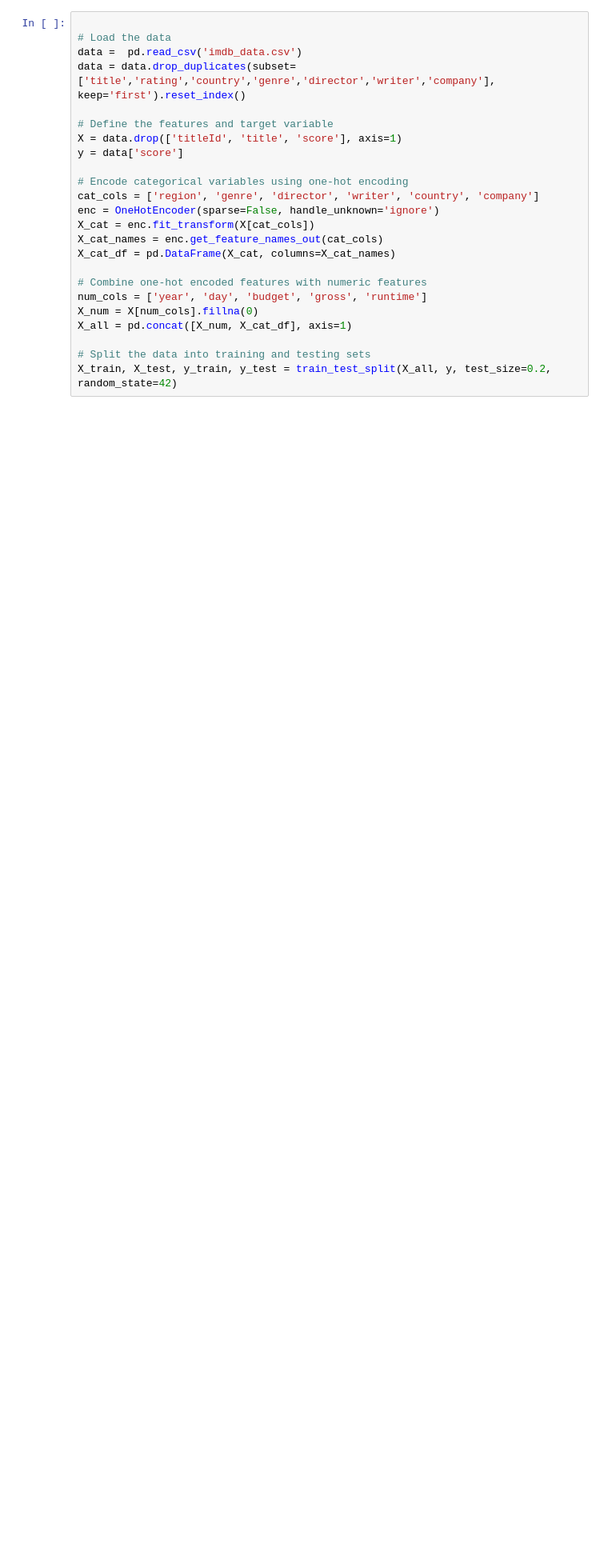
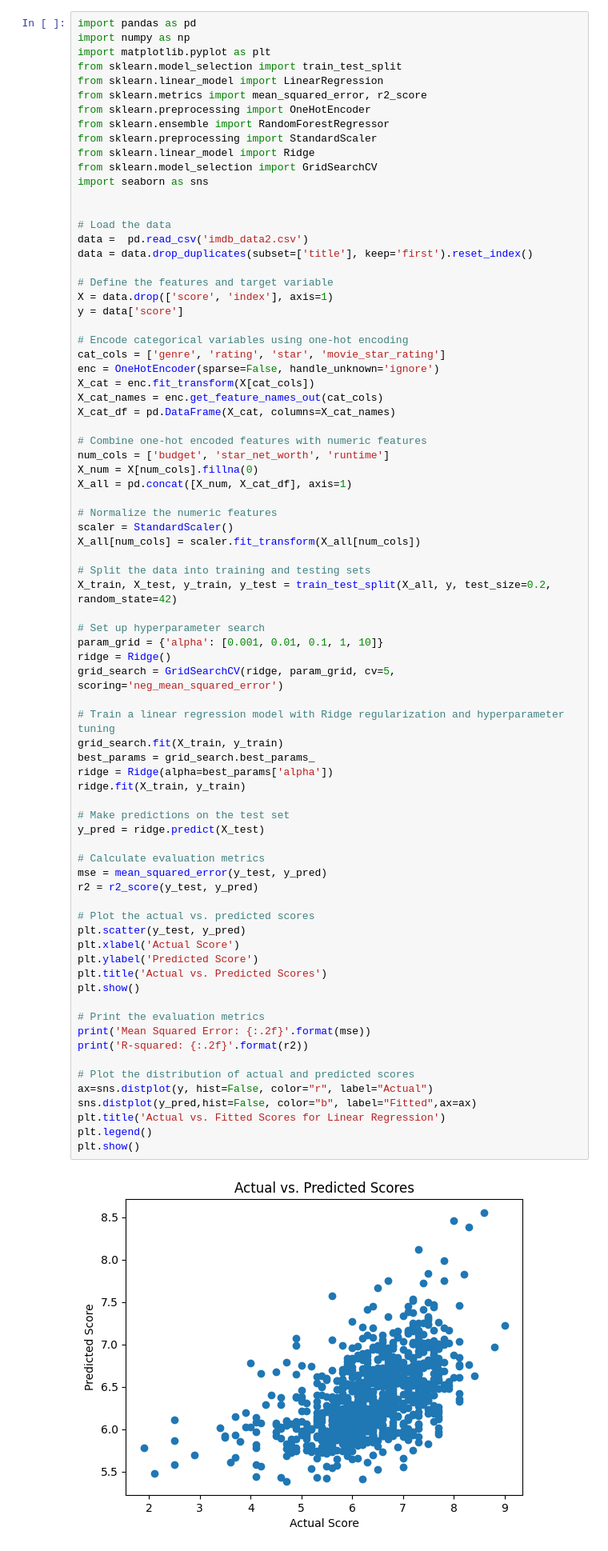
Before and after one commit to amalviya13/Capstone, a Jupyter notebook: Linear_regression.ipynb, the cells around one changed output. Shown at 80% size. Cells and saved outputs as stored; diff of their text form; blank space fills up the shorter version.

```diff
--- a/Linear_regression.ipynb
+++ b/Linear_regression.ipynb
@@ -10,25 +1,79 @@ from sklearn.ensemble import RandomForestRegressor
 # %%
+import pandas as pd
+import numpy as np
+import matplotlib.pyplot as plt
+from sklearn.model_selection import train_test_split
+from sklearn.linear_model import LinearRegression
+from sklearn.metrics import mean_squared_error, r2_score
+from sklearn.preprocessing import OneHotEncoder
+from sklearn.ensemble import RandomForestRegressor
+from sklearn.preprocessing import StandardScaler
+from sklearn.linear_model import Ridge
+from sklearn.model_selection import GridSearchCV
+import seaborn as sns
+
 
 # Load the data
-data =  pd.read_csv('imdb_data.csv')
-data = data.drop_duplicates(subset=['title','rating','country','genre','director','writer','company'], keep='first').reset_index()
+data =  pd.read_csv('imdb_data2.csv')
+data = data.drop_duplicates(subset=['title'], keep='first').reset_index()
 
 # Define the features and target variable
-X = data.drop(['titleId', 'title', 'score'], axis=1)
+X = data.drop(['score', 'index'], axis=1)
 y = data['score']
 
 # Encode categorical variables using one-hot encoding
-cat_cols = ['region', 'genre', 'director', 'writer', 'country', 'company']
+cat_cols = ['genre', 'rating', 'star', 'movie_star_rating']
 enc = OneHotEncoder(sparse=False, handle_unknown='ignore')
 X_cat = enc.fit_transform(X[cat_cols])
 X_cat_names = enc.get_feature_names_out(cat_cols)
 X_cat_df = pd.DataFrame(X_cat, columns=X_cat_names)
 
 # Combine one-hot encoded features with numeric features
-num_cols = ['year', 'day', 'budget', 'gross', 'runtime']
+num_cols = ['budget', 'star_net_worth', 'runtime']
 X_num = X[num_cols].fillna(0)
 X_all = pd.concat([X_num, X_cat_df], axis=1)
 
+# Normalize the numeric features
+scaler = StandardScaler()
+X_all[num_cols] = scaler.fit_transform(X_all[num_cols])
+
 # Split the data into training and testing sets
 X_train, X_test, y_train, y_test = train_test_split(X_all, y, test_size=0.2, random_state=42)
+
+# Set up hyperparameter search
+param_grid = {'alpha': [0.001, 0.01, 0.1, 1, 10]}
+ridge = Ridge()
+grid_search = GridSearchCV(ridge, param_grid, cv=5, scoring='neg_mean_squared_error')
+
+# Train a linear regression model with Ridge regularization and hyperparameter tuning
+grid_search.fit(X_train, y_train)
+best_params = grid_search.best_params_
+ridge = Ridge(alpha=best_params['alpha'])
+ridge.fit(X_train, y_train)
+
+# Make predictions on the test set
+y_pred = ridge.predict(X_test)
+
+# Calculate evaluation metrics
+mse = mean_squared_error(y_test, y_pred)
+r2 = r2_score(y_test, y_pred)
+
+# Plot the actual vs. predicted scores
+plt.scatter(y_test, y_pred)
+plt.xlabel('Actual Score')
+plt.ylabel('Predicted Score')
+plt.title('Actual vs. Predicted Scores')
+plt.show()
+
+# Print the evaluation metrics
+print('Mean Squared Error: {:.2f}'.format(mse))
+print('R-squared: {:.2f}'.format(r2))
+
+# Plot the distribution of actual and predicted scores
+ax=sns.distplot(y, hist=False, color="r", label="Actual")
+sns.distplot(y_pred,hist=False, color="b", label="Fitted",ax=ax)
+plt.title('Actual vs. Fitted Scores for Linear Regression')
+plt.legend()
+plt.show()
 # %% [output]
+[figure, added]
```
Also changed, not shown: parts of 6 cells of this notebook.
